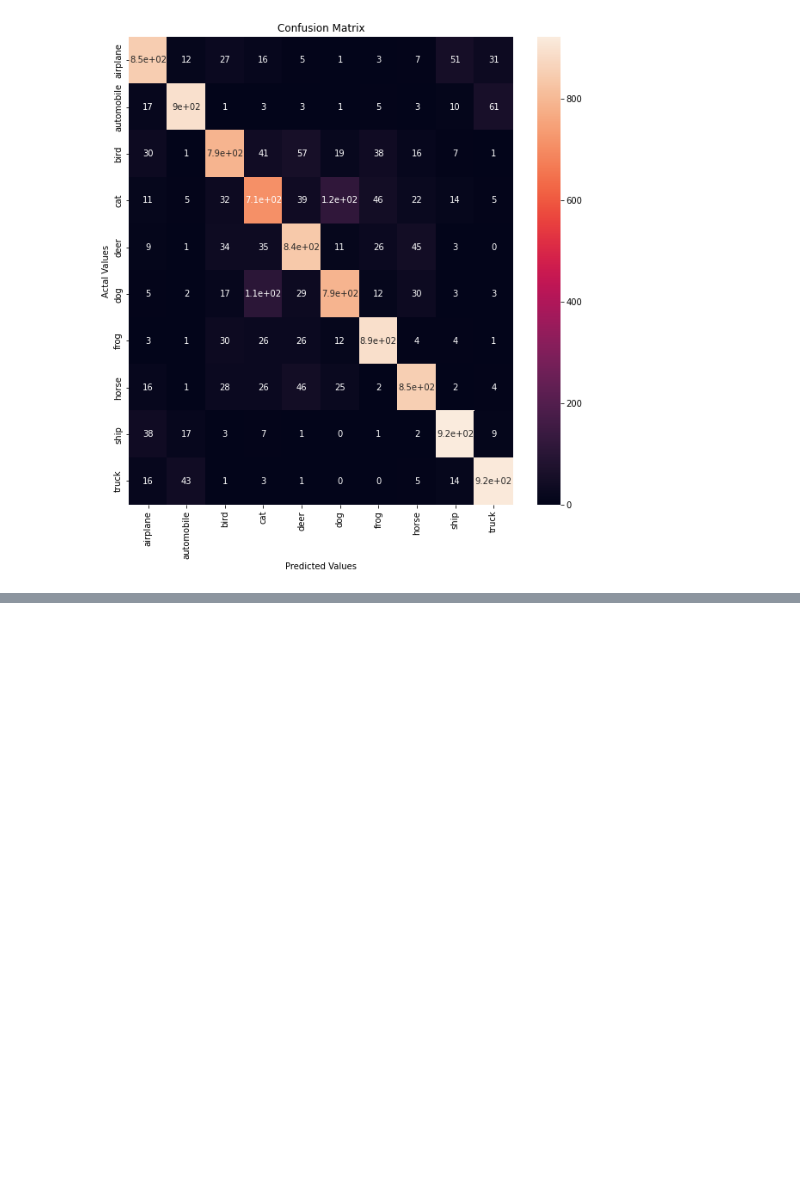
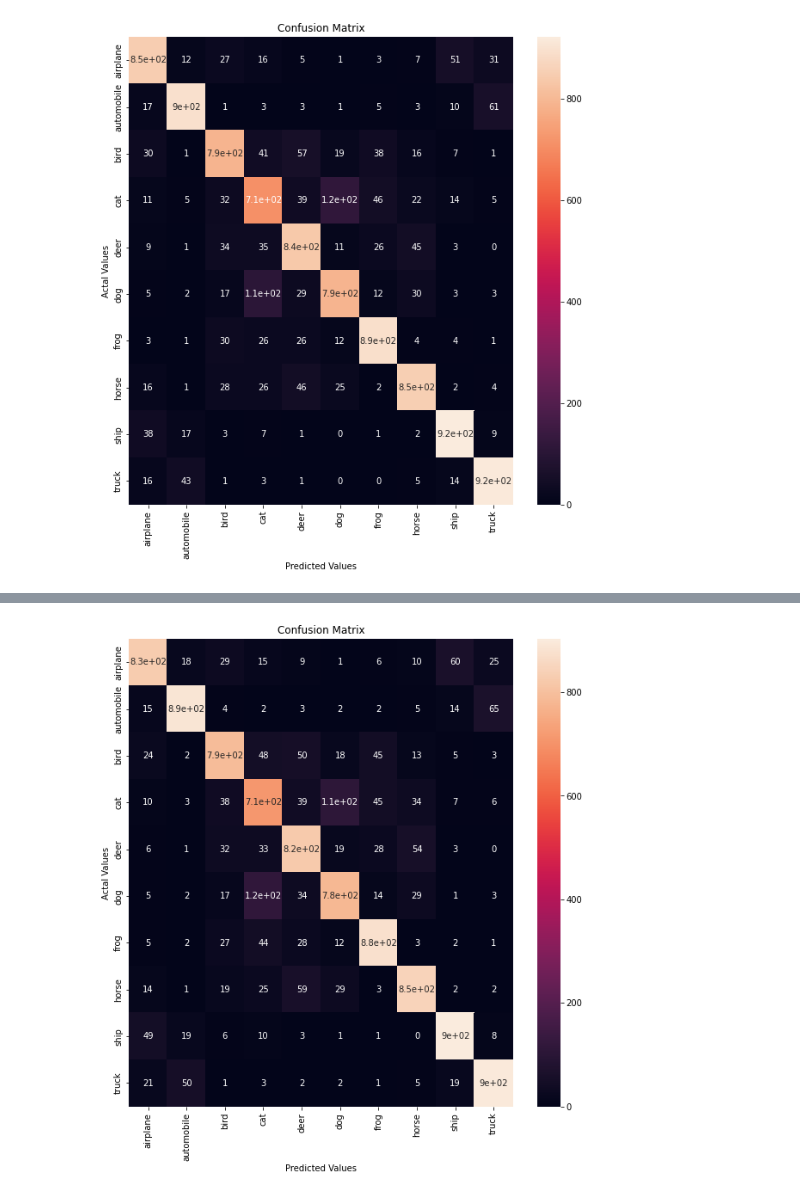
Before and after one commit to Florence-Sun/AlexNet_on_CIFAR-10, a Jupyter notebook: AlexNet_on_CIFAR-10.ipynb, the cells around one changed output, grey strips where cells are left out. Saved outputs shown, nothing was run; the diff lists cells and outputs as text; code cells hidden in the pictures; blank space fills up the shorter version.

```diff
--- a/AlexNet_on_CIFAR-10.ipynb
+++ b/AlexNet_on_CIFAR-10.ipynb
@@ -411,0 +420,4 @@ plt.show()
+# %%
+#load the test data
+xtest_fc7=np.load('FEATS_fc7_con.npy')
+ytest=np.load('y_test.npy')
@@ -411,0 +479,6 @@ plt.show()
+# %%
+#train the best model using all training data
+bestModel=models[0.01]
+bestModel.fit(xtrain_fc7, ytrain)
+#predict test data
+pred_test=bestModel.predict(xtest_fc7)
@@ -411,0 +500,6 @@ plt.show()
+# %%
+import pandas as pd
+from sklearn.metrics import confusion_matrix
+cm_fc7 = confusion_matrix(ytest, pred_test)
+cm_df_fc7 = pd.DataFrame(cm_fc7, index=classes, columns=classes)
+cm_df_fc7
@@ -411,0 +518,11 @@ plt.show()
+# %%
+import seaborn as sns
+#Plotting the confusion matrix
+plt.figure(figsize=(10,10))
+sns.heatmap(cm_df_fc7, annot=True)
+plt.title('Confusion Matrix')
+plt.ylabel('Actal Values')
+plt.xlabel('Predicted Values')
+plt.show()
+# %% [output]
+[figure, added]
```
Also changed, not shown: parts of 8 cells of this notebook.
